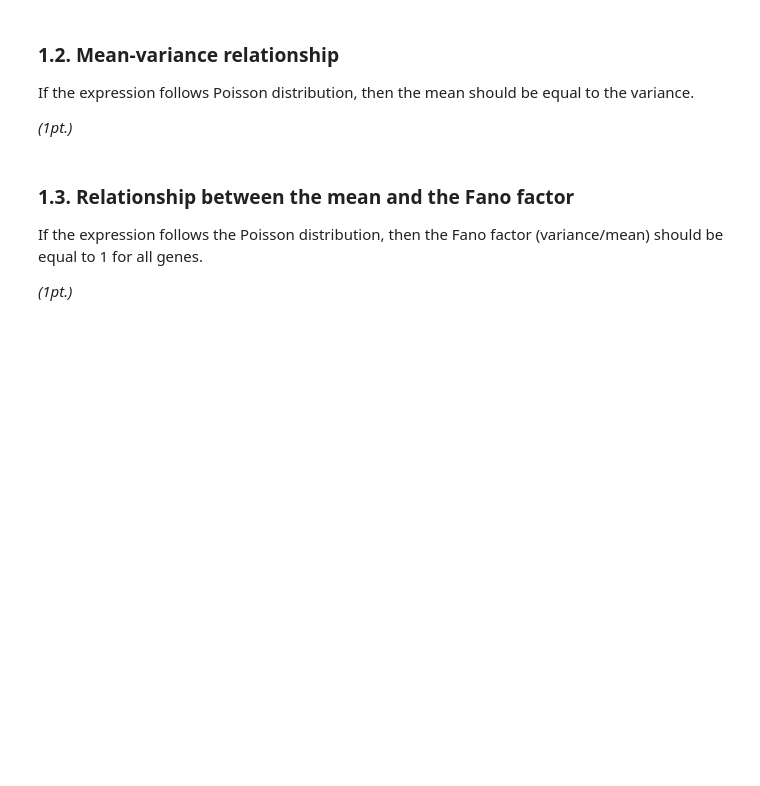
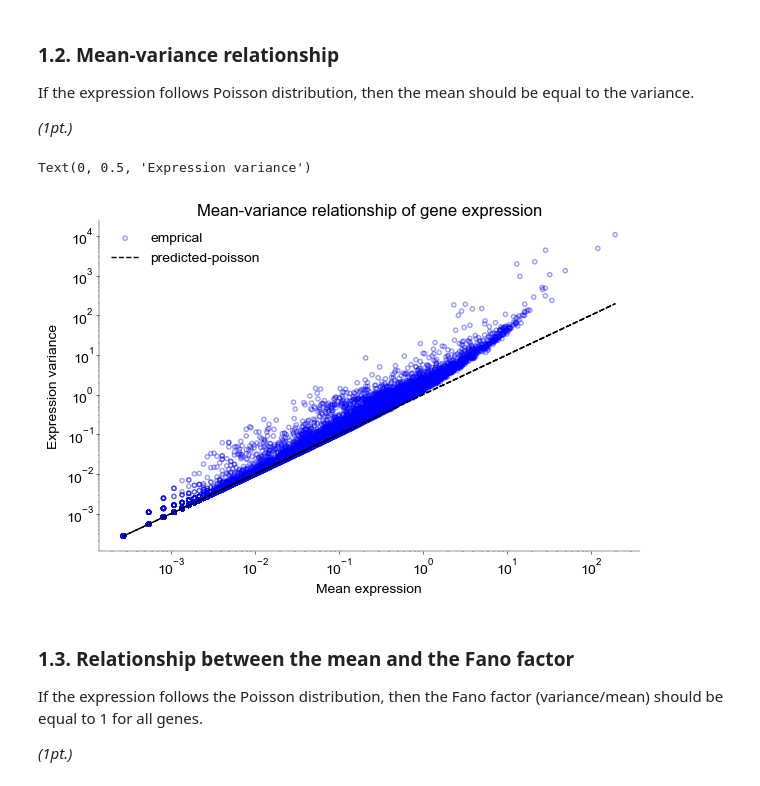
Before and after one commit to atimcenko/tu-neural-data-science, a Jupyter notebook: notebooks/CodingLab7_Alex.ipynb, the cells around one changed output. Saved outputs shown, nothing was run; the diff lists cells and outputs as text; code cells hidden in the pictures; blank space fills up the shorter version.

```diff
--- a/notebooks/CodingLab7_Alex.ipynb
+++ b/notebooks/CodingLab7_Alex.ipynb
@@ -169,16 +201,34 @@ If the expression follows Poisson distribution, then the mean should be equal to
 _(1pt.)_
 # %%
 # Compute the variance of the expression counts of each gene
+var_expression = counts.std(axis=0) ** 2
 # %%
 # Plot the mean-variance relationship on a log-log plot
 # Plot the Poisson prediction as a line
 
 fig, ax = plt.subplots(figsize=(6, 4))
 
 # ----------------------------
 # plot variance vs mean (1 pt)
 # incl. computing mean and var
 # ----------------------------
+var_pred = mean_expression.copy()
+
+ax.scatter(mean_expression, var_expression, facecolor='none', edgecolor='b', alpha=0.4, label='emprical')
+ax.plot(mean_expression, var_pred, linestyle='--', color='black', label='predicted-poisson')
+
+ax.legend()
+
+ax.set_xscale('log')
+ax.set_yscale('log')
+
+ax.set_title("Mean-variance relationship of gene expression")
+
+ax.set_xlabel("Mean expression")
+ax.set_ylabel("Expression variance")
+# %% [output]
+Text(0, 0.5, 'Expression variance')
+[figure, added]
 # %% [markdown]
 ### 1.3. Relationship between the mean and the Fano factor
 
```
Also changed, not shown: parts of 24 cells of this notebook.
